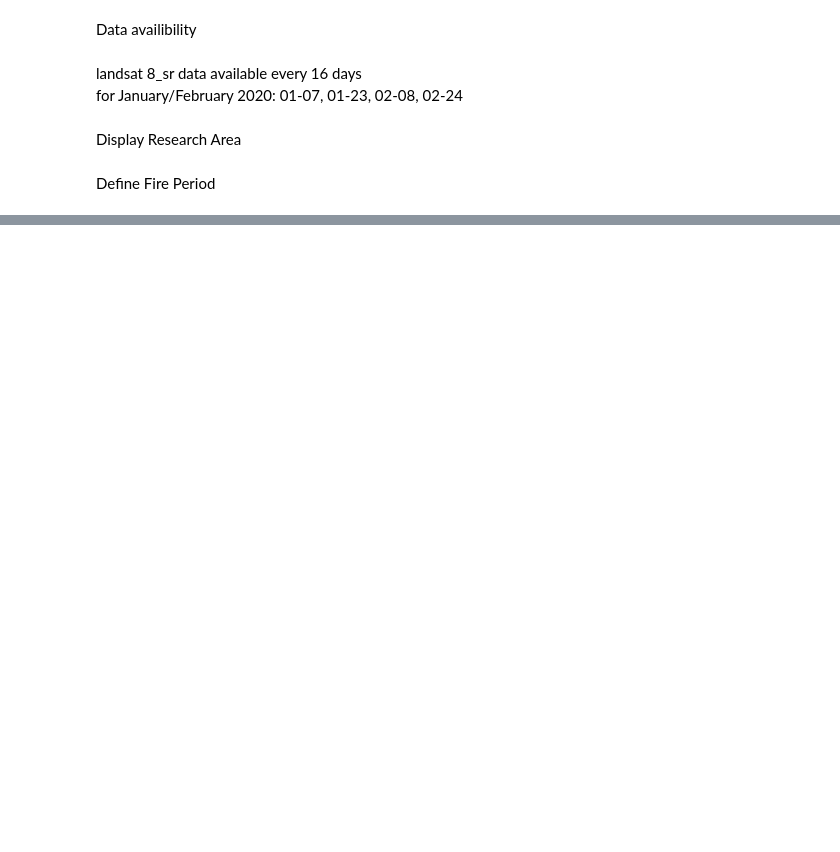
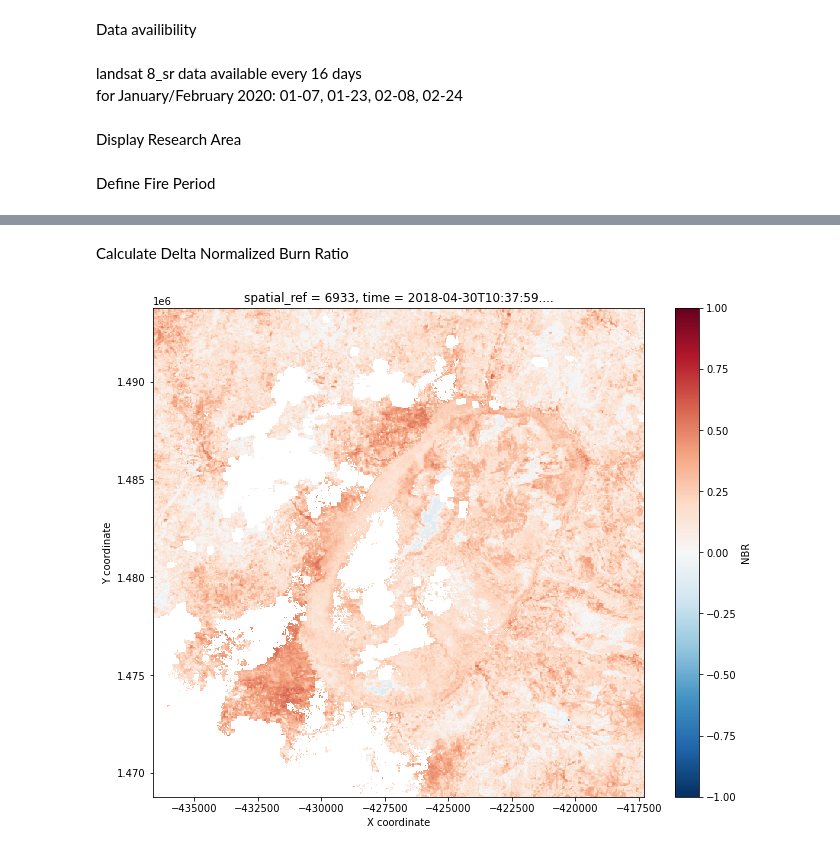
Before and after one commit to ma9dalen8/WASCAL_BurntArea, a Jupyter notebook: BurntArea.ipynb, the cells around one changed output, grey strips where cells are left out. Drawn from its saved outputs; the diff is of its cells as text; code cells hidden in the pictures; blank space fills up the shorter version.

```diff
--- a/BurntArea.ipynb
+++ b/BurntArea.ipynb
@@ -200,0 +290,13 @@ Attributes:
+# %% [markdown]
+Calculate Delta Normalized Burn Ratio
+# %%
+delta_NBR = baseline_NBR_min - post_NBR
+
+# Visualise dNBR image
+delta_NBR.plot(cmap='RdBu_r', vmin=-1, vmax=1, figsize=(11, 9))
+plt.xlabel('X coordinate')
+plt.ylabel('Y coordinate')
+
+plt.show()
+# %% [output]
+[figure, added]
```
Also changed, not shown: parts of 23 cells of this notebook.
